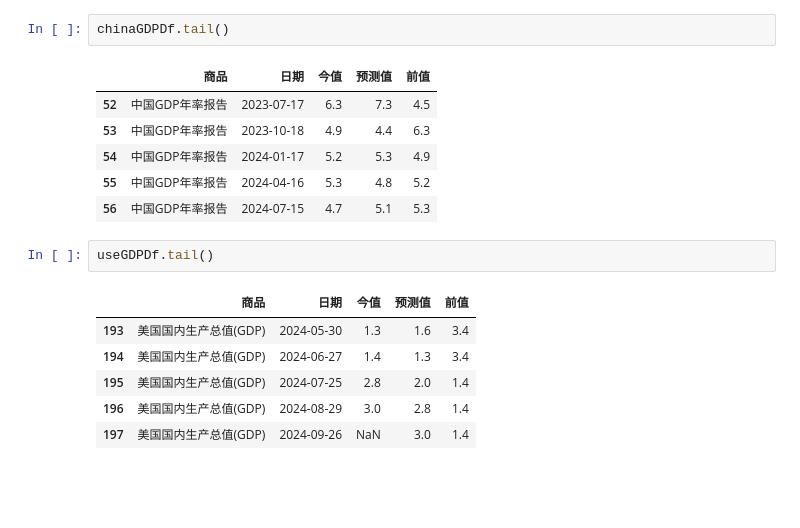
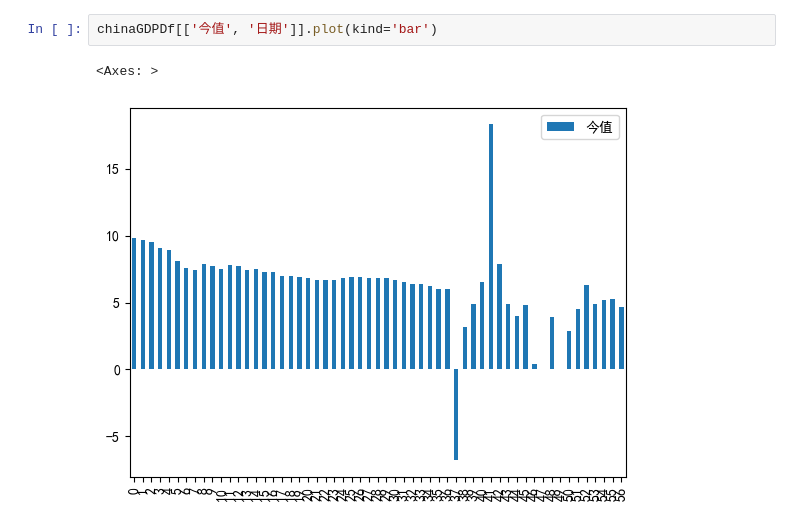
Before and after one commit to kampfer/various-data, a Jupyter notebook: src/researches/jupyter/gdp.ipynb, the cells around one changed output. Drawn from its saved outputs; the diff is of its cells as text; blank space fills up the shorter version.

```diff
--- a/src/researches/jupyter/gdp.ipynb
+++ b/src/researches/jupyter/gdp.ipynb
@@ -11,18 +47,5 @@ euGDPDf = ak.macro_euro_gdp_yoy()
-# %%
-chinaGDPDf.tail()
-# %% [output]
-|  | 商品 | 日期 | 今值 | 预测值 | 前值 |
-| 52 | 中国GDP年率报告 | 2023-07-17 | 6.3 | 7.3 | 4.5 |
-| 53 | 中国GDP年率报告 | 2023-10-18 | 4.9 | 4.4 | 6.3 |
-| 54 | 中国GDP年率报告 | 2024-01-17 | 5.2 | 5.3 | 4.9 |
-| 55 | 中国GDP年率报告 | 2024-04-16 | 5.3 | 4.8 | 5.2 |
-| 56 | 中国GDP年率报告 | 2024-07-15 | 4.7 | 5.1 | 5.3 |
-# %%
-useGDPDf.tail()
-# %% [output]
-|  | 商品 | 日期 | 今值 | 预测值 | 前值 |
-| 193 | 美国国内生产总值(GDP) | 2024-05-30 | 1.3 | 1.6 | 3.4 |
-| 194 | 美国国内生产总值(GDP) | 2024-06-27 | 1.4 | 1.3 | 3.4 |
-| 195 | 美国国内生产总值(GDP) | 2024-07-25 | 2.8 | 2.0 | 1.4 |
-| 196 | 美国国内生产总值(GDP) | 2024-08-29 | 3.0 | 2.8 | 1.4 |
-| 197 | 美国国内生产总值(GDP) | 2024-09-26 | NaN | 3.0 | 1.4 |
+# %%
+chinaGDPDf[['今值', '日期']].plot(kind='bar')
+# %% [output]
+<Axes: >
+[figure, added]
```
Also changed, not shown: parts of 19 cells of this notebook, 1 other file.
